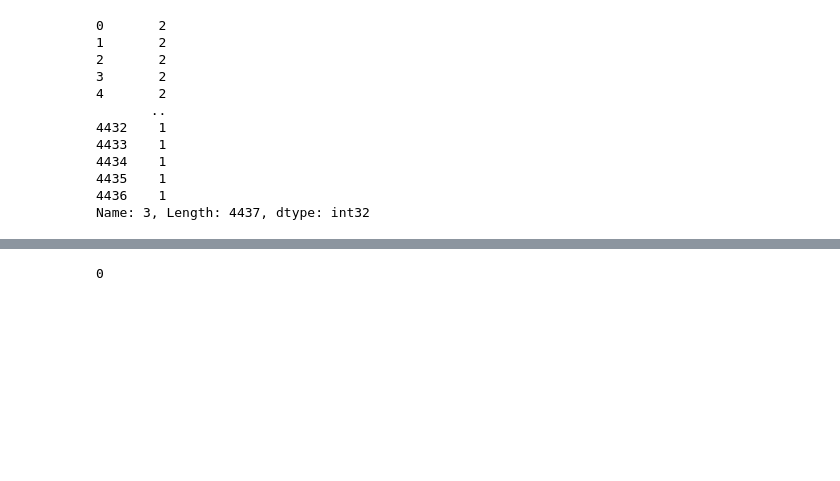
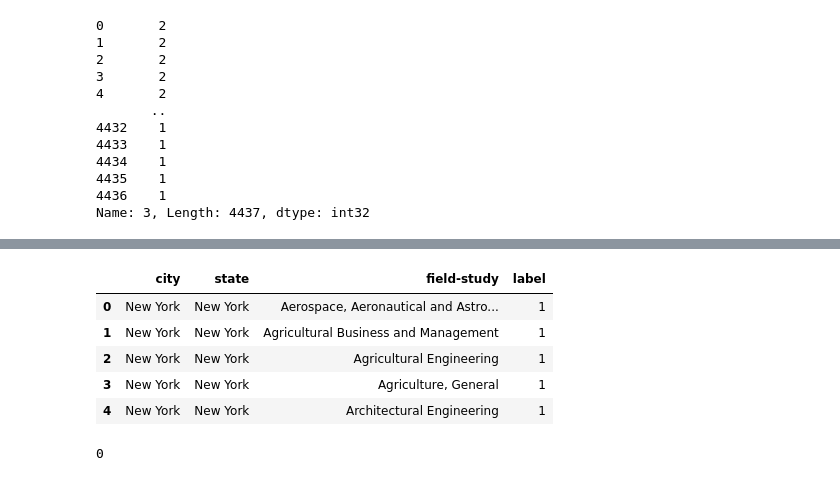
Before and after one commit to claravox/CSC466-project, a Jupyter notebook: clustering-living-plus-major.ipynb, the cells around one changed output, grey strips where cells are left out. Saved outputs shown, nothing was run; the diff lists cells and outputs as text; code cells hidden in the pictures; blank space fills up the shorter version.

```diff
--- a/clustering-living-plus-major.ipynb
+++ b/clustering-living-plus-major.ipynb
@@ -288,4 +233,13 @@ df['label'].value_counts()
 Name: label, dtype: int64
+# %%
+df[df['label'] == 1].head()
+# %% [output]
+|  | city | state | field-study | label |
+| 0 | New York | New York | Aerospace, Aeronautical and Astro... | 1 |
+| 1 | New York | New York | Agricultural Business and Management | 1 |
+| 2 | New York | New York | Agricultural Engineering | 1 |
+| 3 | New York | New York | Agriculture, General | 1 |
+| 4 | New York | New York | Architectural Engineering | 1 |
 # %%
 for cluster in sorted(df['label'].unique()):
     print(cluster)
```
Also changed, not shown: parts of 14 cells of this notebook.
